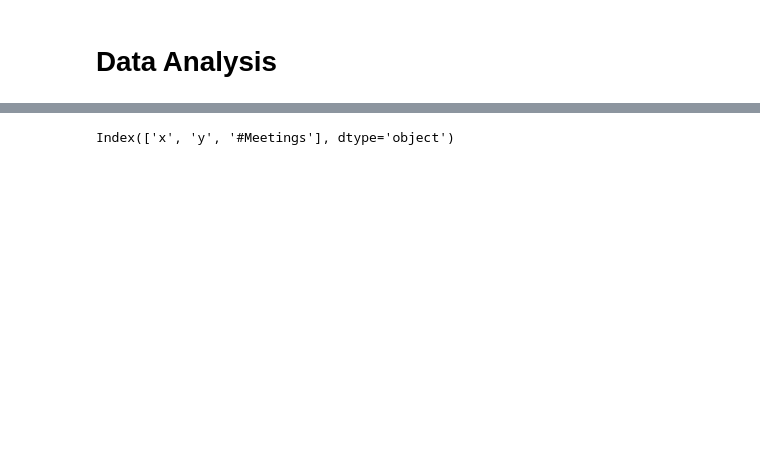
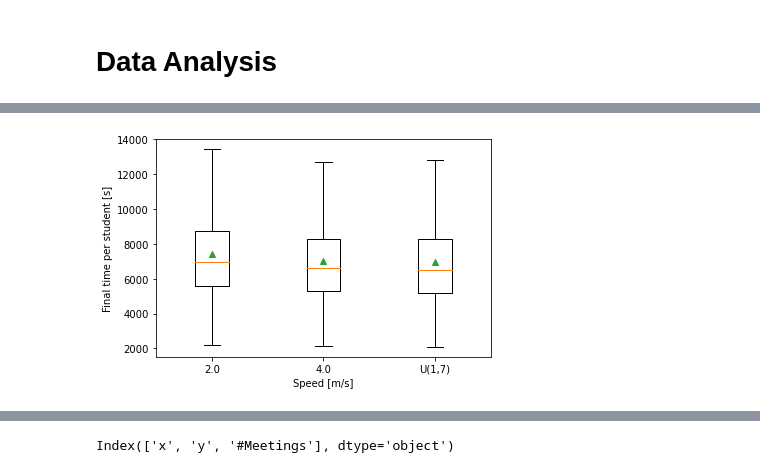
Before and after one commit to AxelTob/Simulering, a Jupyter notebook: assignment3/task2/PlotOutput.ipynb, the cells around one changed output, grey strips where cells are left out. Saved outputs shown, nothing was run; the diff lists cells and outputs as text; code cells hidden in the pictures; blank space fills up the shorter version.

```diff
--- a/assignment3/task2/PlotOutput.ipynb
+++ b/assignment3/task2/PlotOutput.ipynb
@@ -7,0 +86,15 @@ import seaborn as sns
+# %%
+time_student_0 = pd.read_csv('final_time_students0.csv', header = None, names = ['Final time'])
+# %%
+time_student_1 = pd.read_csv('final_time_students1.csv', header = None, names = ['Final time'])
+# %%
+time_student_2 = pd.read_csv('final_time_students2.csv', header = None, names = ['Final time'])
+# %%
+fig = plt.figure(figsize =(6, 4))
+plt.boxplot([time_student_0['Final time'],time_student_1['Final time'],time_student_2['Final time']],showfliers=False, showmeans=True)
+plt.xticks([1, 2, 3], ['2.0', '4.0', 'U(1,7)'])
+plt.xlabel('Speed [m/s]')
+plt.ylabel('Final time per student [s]')
+plt.savefig('FinalTimeStudent.png')
+# %% [output]
+[figure, added]
```
Also changed, not shown: parts of 42 cells of this notebook.
